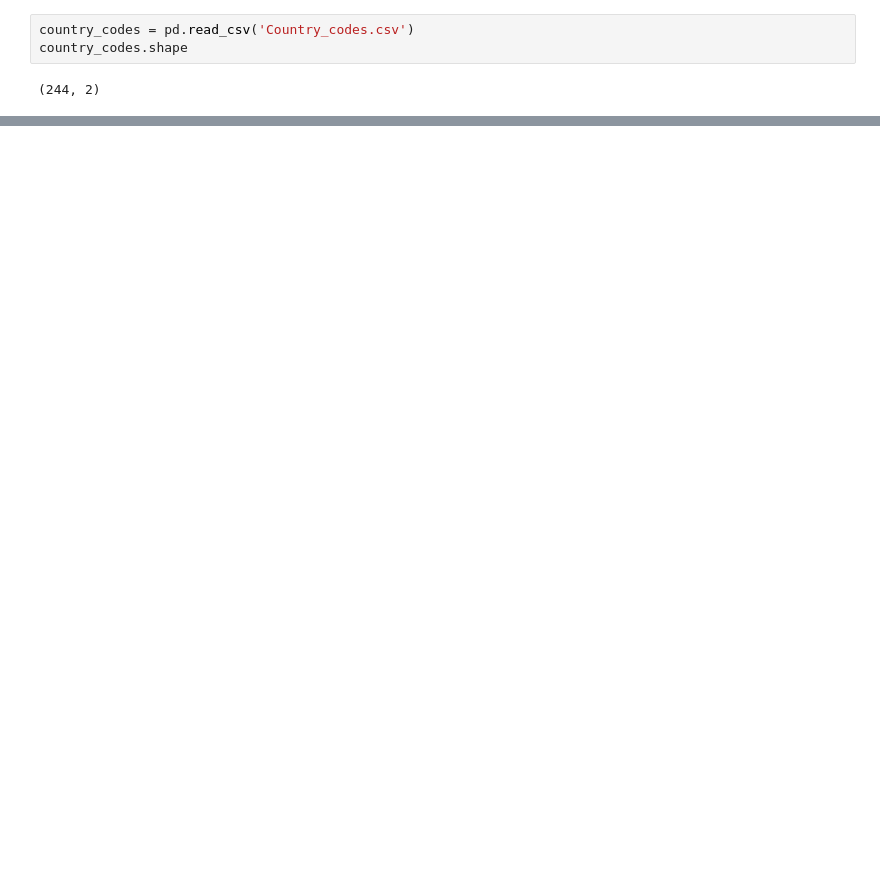
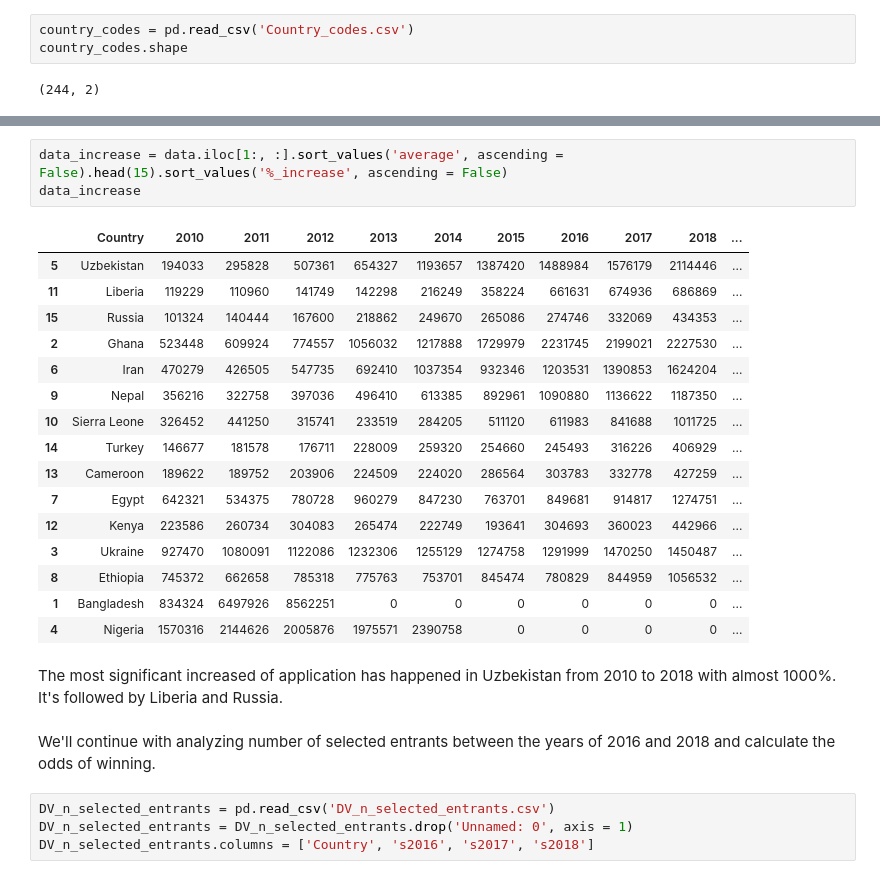
Before and after one commit to guldenturgay/dv-lottery-analysis, a Jupyter notebook: DV lottery analysis.ipynb, the cells around one changed output, grey strips where cells are left out. Cells and saved outputs as stored; diff of their text form; blank space fills up the shorter version.

```diff
--- a/DV lottery analysis.ipynb
+++ b/DV lottery analysis.ipynb
@@ -93,0 +108,28 @@ fig.show()
+# %%
+data_increase = data.iloc[1:, :].sort_values('average', ascending = False).head(15).sort_values('%_increase', ascending = False)
+data_increase
+# %% [output]
+|  | Country | 2010 | 2011 | 2012 | 2013 | 2014 | 2015 | 2016 | 2017 | 2018 | ... |
+| 5 | Uzbekistan | 194033 | 295828 | 507361 | 654327 | 1193657 | 1387420 | 1488984 | 1576179 | 2114446 | ... |
+| 11 | Liberia | 119229 | 110960 | 141749 | 142298 | 216249 | 358224 | 661631 | 674936 | 686869 | ... |
+| 15 | Russia | 101324 | 140444 | 167600 | 218862 | 249670 | 265086 | 274746 | 332069 | 434353 | ... |
+| 2 | Ghana | 523448 | 609924 | 774557 | 1056032 | 1217888 | 1729979 | 2231745 | 2199021 | 2227530 | ... |
+| 6 | Iran | 470279 | 426505 | 547735 | 692410 | 1037354 | 932346 | 1203531 | 1390853 | 1624204 | ... |
+| 9 | Nepal | 356216 | 322758 | 397036 | 496410 | 613385 | 892961 | 1090880 | 1136622 | 1187350 | ... |
+| 10 | Sierra Leone | 326452 | 441250 | 315741 | 233519 | 284205 | 511120 | 611983 | 841688 | 1011725 | ... |
+| 14 | Turkey | 146677 | 181578 | 176711 | 228009 | 259320 | 254660 | 245493 | 316226 | 406929 | ... |
+| 13 | Cameroon | 189622 | 189752 | 203906 | 224509 | 224020 | 286564 | 303783 | 332778 | 427259 | ... |
+| 7 | Egypt | 642321 | 534375 | 780728 | 960279 | 847230 | 763701 | 849681 | 914817 | 1274751 | ... |
+| 12 | Kenya | 223586 | 260734 | 304083 | 265474 | 222749 | 193641 | 304693 | 360023 | 442966 | ... |
+| 3 | Ukraine | 927470 | 1080091 | 1122086 | 1232306 | 1255129 | 1274758 | 1291999 | 1470250 | 1450487 | ... |
+| 8 | Ethiopia | 745372 | 662658 | 785318 | 775763 | 753701 | 845474 | 780829 | 844959 | 1056532 | ... |
+| 1 | Bangladesh | 834324 | 6497926 | 8562251 | 0 | 0 | 0 | 0 | 0 | 0 | ... |
+| 4 | Nigeria | 1570316 | 2144626 | 2005876 | 1975571 | 2390758 | 0 | 0 | 0 | 0 | ... |
+# %% [markdown]
+The most significant increased of application has happened in Uzbekistan from 2010 to 2018 with almost 1000%. It's followed by Liberia and Russia.
+# %% [markdown]
+We'll continue with analyzing number of selected entrants between the years of 2016 and 2018 and calculate the odds of winning.
+# %%
+DV_n_selected_entrants = pd.read_csv('DV_n_selected_entrants.csv')
+DV_n_selected_entrants = DV_n_selected_entrants.drop('Unnamed: 0', axis = 1)
+DV_n_selected_entrants.columns = ['Country', 's2016', 's2017', 's2018']
```
Also changed, not shown: parts of 8 cells of this notebook, 6 other files.
